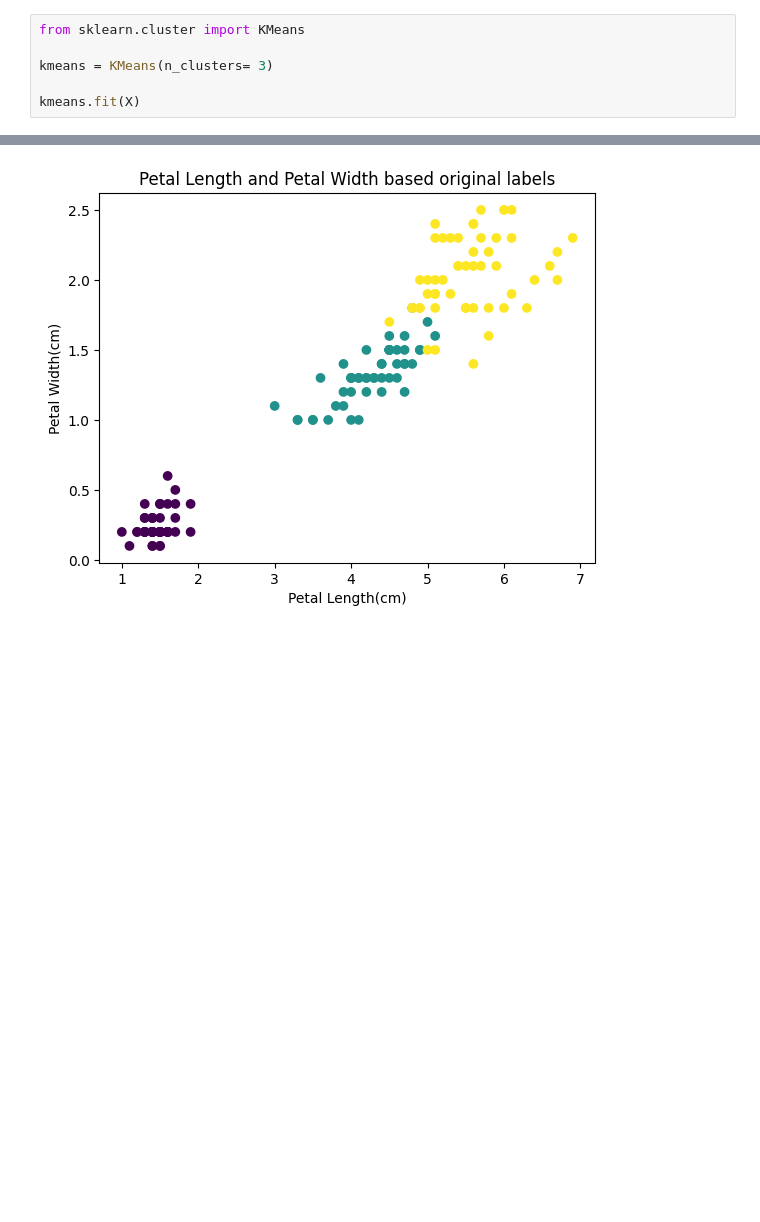
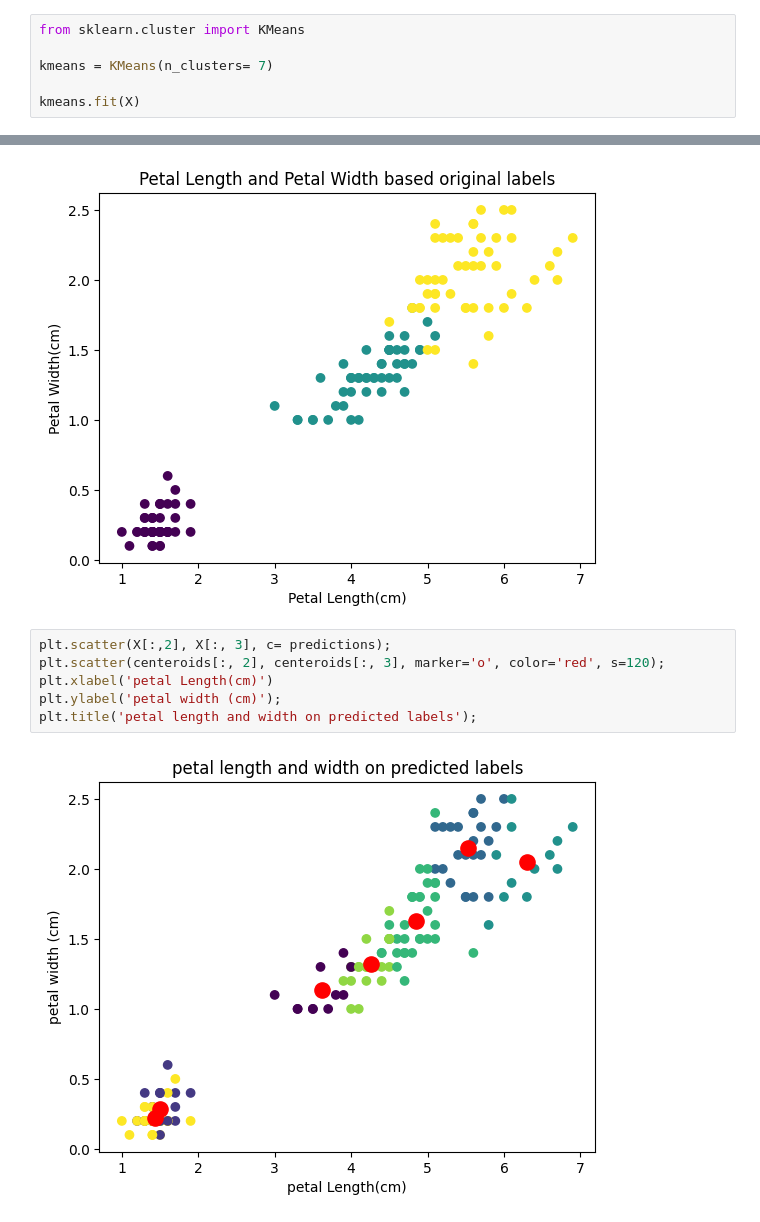
Before and after one commit to ShravaniAWanjari/ensemble-framework-based-market-prediction, a Jupyter notebook: practicing-unsupervised-learning/kmeans.ipynb, the cells around one changed output, grey strips where cells are left out. Saved outputs shown, nothing was run; the diff lists cells and outputs as text; blank space fills up the shorter version.

```diff
--- a/practicing-unsupervised-learning/kmeans.ipynb
+++ b/practicing-unsupervised-learning/kmeans.ipynb
@@ -15,7 +35,7 @@ array(['setosa', 'versicolor', 'virginica'], dtype='<U10')
 # %%
 from sklearn.cluster import KMeans
 
-kmeans = KMeans(n_clusters= 3)
+kmeans = KMeans(n_clusters= 7)
 
 kmeans.fit(X)
 # %% [output]
@@ -53,3 +77,11 @@ plt.ylabel('Petal Width(cm)')
 plt.title('Petal Length and Petal Width based original labels');
 # %% [output]
 [figure]
+# %%
+plt.scatter(X[:,2], X[:, 3], c= predictions);
+plt.scatter(centeroids[:, 2], centeroids[:, 3], marker='o', color='red', s=120);
+plt.xlabel('petal Length(cm)')
+plt.ylabel('petal width (cm)');
+plt.title('petal length and width on predicted labels');
+# %% [output]
+[figure, added]
```
Also changed, not shown: parts of 16 cells of this notebook, 2 other files.
